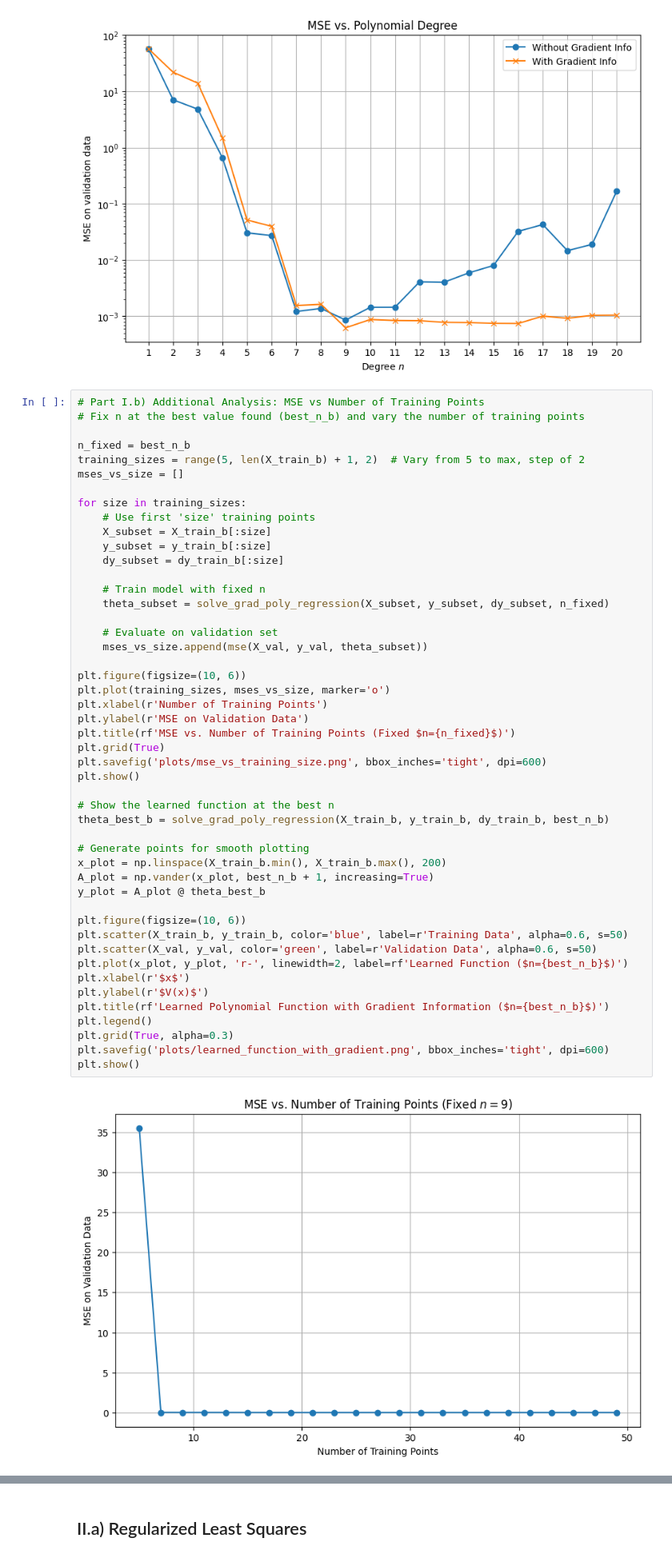
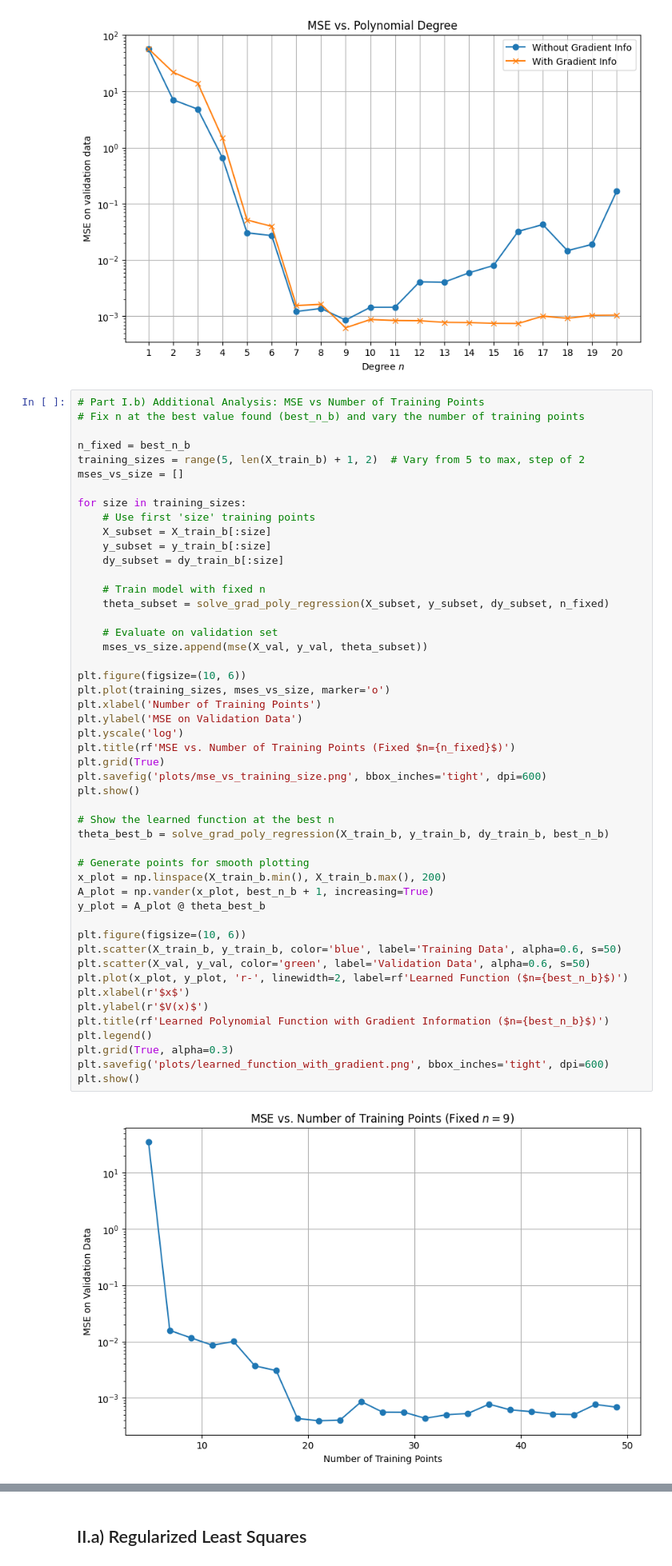
Before and after one commit to umarsdq/optimisationCW, a Jupyter notebook: optimisation.ipynb, the cells around one changed output, grey strips where cells are left out. Shown: that part at 80% size. Drawn from its saved outputs; the diff is of its cells as text.

```diff
--- a/optimisation.ipynb
+++ b/optimisation.ipynb
@@ -140,38 +144,39 @@ for size in training_sizes:
     theta_subset = solve_grad_poly_regression(X_subset, y_subset, dy_subset, n_fixed)
 
     # Evaluate on validation set
     mses_vs_size.append(mse(X_val, y_val, theta_subset))
 
 plt.figure(figsize=(10, 6))
 plt.plot(training_sizes, mses_vs_size, marker='o')
-plt.xlabel(r'Number of Training Points')
-plt.ylabel(r'MSE on Validation Data')
+plt.xlabel('Number of Training Points')
+plt.ylabel('MSE on Validation Data')
+plt.yscale('log')
 plt.title(rf'MSE vs. Number of Training Points (Fixed $n={n_fixed}$)')
 plt.grid(True)
 plt.savefig('plots/mse_vs_training_size.png', bbox_inches='tight', dpi=600)
 plt.show()
 
 # Show the learned function at the best n
 theta_best_b = solve_grad_poly_regression(X_train_b, y_train_b, dy_train_b, best_n_b)
 
 # Generate points for smooth plotting
 x_plot = np.linspace(X_train_b.min(), X_train_b.max(), 200)
 A_plot = np.vander(x_plot, best_n_b + 1, increasing=True)
 y_plot = A_plot @ theta_best_b
 
 plt.figure(figsize=(10, 6))
-plt.scatter(X_train_b, y_train_b, color='blue', label=r'Training Data', alpha=0.6, s=50)
-plt.scatter(X_val, y_val, color='green', label=r'Validation Data', alpha=0.6, s=50)
+plt.scatter(X_train_b, y_train_b, color='blue', label='Training Data', alpha=0.6, s=50)
+plt.scatter(X_val, y_val, color='green', label='Validation Data', alpha=0.6, s=50)
 plt.plot(x_plot, y_plot, 'r-', linewidth=2, label=rf'Learned Function ($n={best_n_b}$)')
 plt.xlabel(r'$x$')
 plt.ylabel(r'$V(x)$')
 plt.title(rf'Learned Polynomial Function with Gradient Information ($n={best_n_b}$)')
 plt.legend()
 plt.grid(True, alpha=0.3)
 plt.savefig('plots/learned_function_with_gradient.png', bbox_inches='tight', dpi=600)
 plt.show()
 # %% [output]
-[figure, old version]
+[figure, new version]
 [figure]
 # %% [markdown]
 # Part II: A First Approach to Dynamic Optimisation
```
Also changed, not shown: parts of 3 cells of this notebook, 4 other files.
